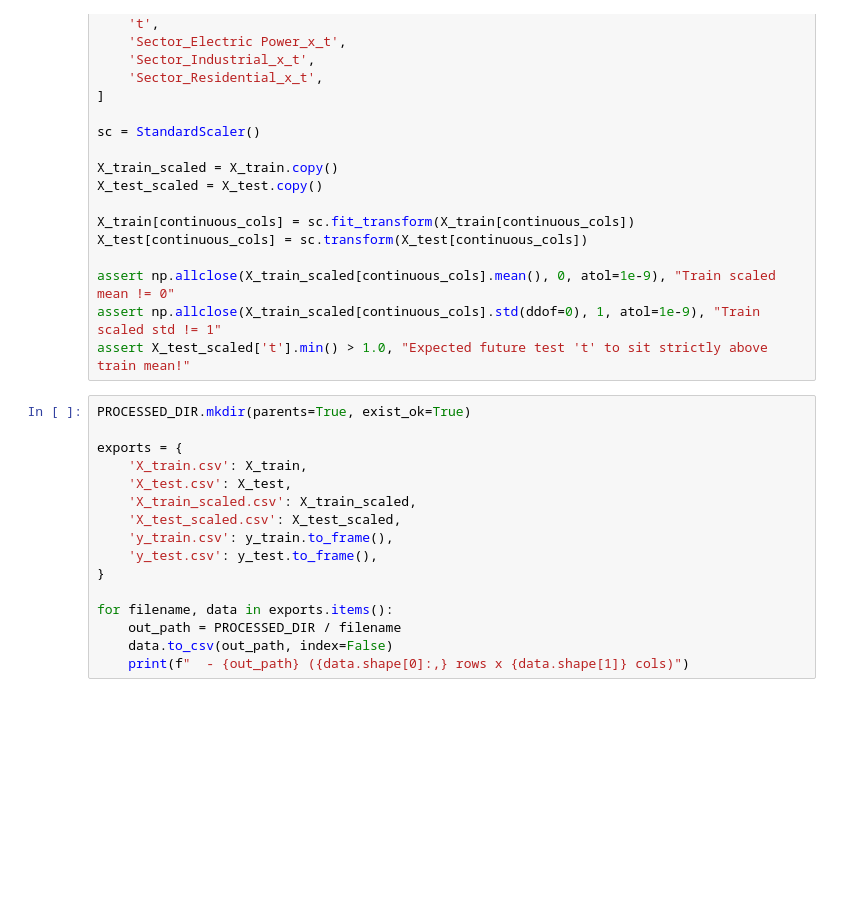
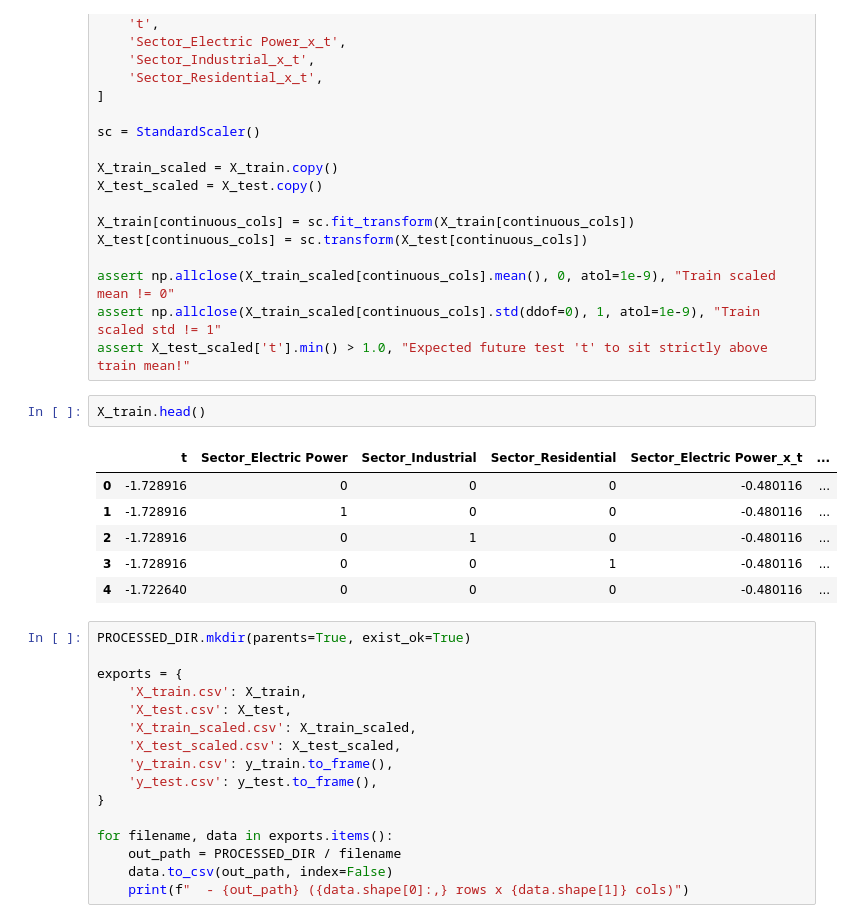
Before and after one commit to MichaelB232/41_IF-D_KataAnissaBebas, a Jupyter notebook: notebooks/03_feature_engineering.ipynb, the cells around one changed output. Saved outputs shown, nothing was run; the diff lists cells and outputs as text; blank space fills up the shorter version.

```diff
--- a/notebooks/03_feature_engineering.ipynb
+++ b/notebooks/03_feature_engineering.ipynb
@@ -180,6 +180,15 @@ X_test[continuous_cols] = sc.transform(X_test[continuous_cols])
 assert np.allclose(X_train_scaled[continuous_cols].mean(), 0, atol=1e-9), "Train scaled mean != 0"
 assert np.allclose(X_train_scaled[continuous_cols].std(ddof=0), 1, atol=1e-9), "Train scaled std != 1"
 assert X_test_scaled['t'].min() > 1.0, "Expected future test 't' to sit strictly above train mean!"
+# %%
+X_train.head()
+# %% [output]
+|  | t | Sector_Electric Power | Sector_Industrial | Sector_Residential | Sector_Electric Power_x_t | ... |
+| 0 | -1.728916 | 0 | 0 | 0 | -0.480116 | ... |
+| 1 | -1.728916 | 1 | 0 | 0 | -0.480116 | ... |
+| 2 | -1.728916 | 0 | 1 | 0 | -0.480116 | ... |
+| 3 | -1.728916 | 0 | 0 | 1 | -0.480116 | ... |
+| 4 | -1.722640 | 0 | 0 | 0 | -0.480116 | ... |
 # %%
 PROCESSED_DIR.mkdir(parents=True, exist_ok=True)
 
```
Also changed, not shown: 2 other files.
